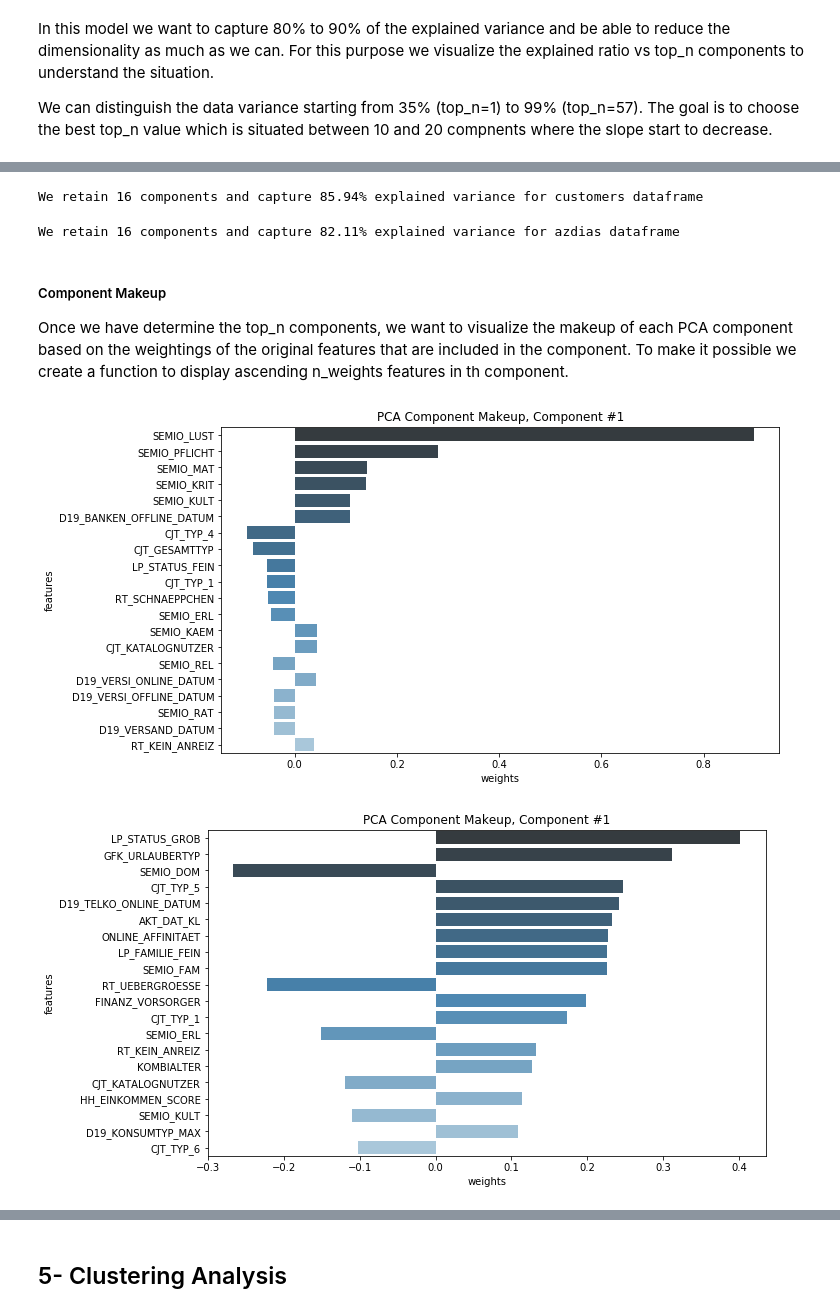
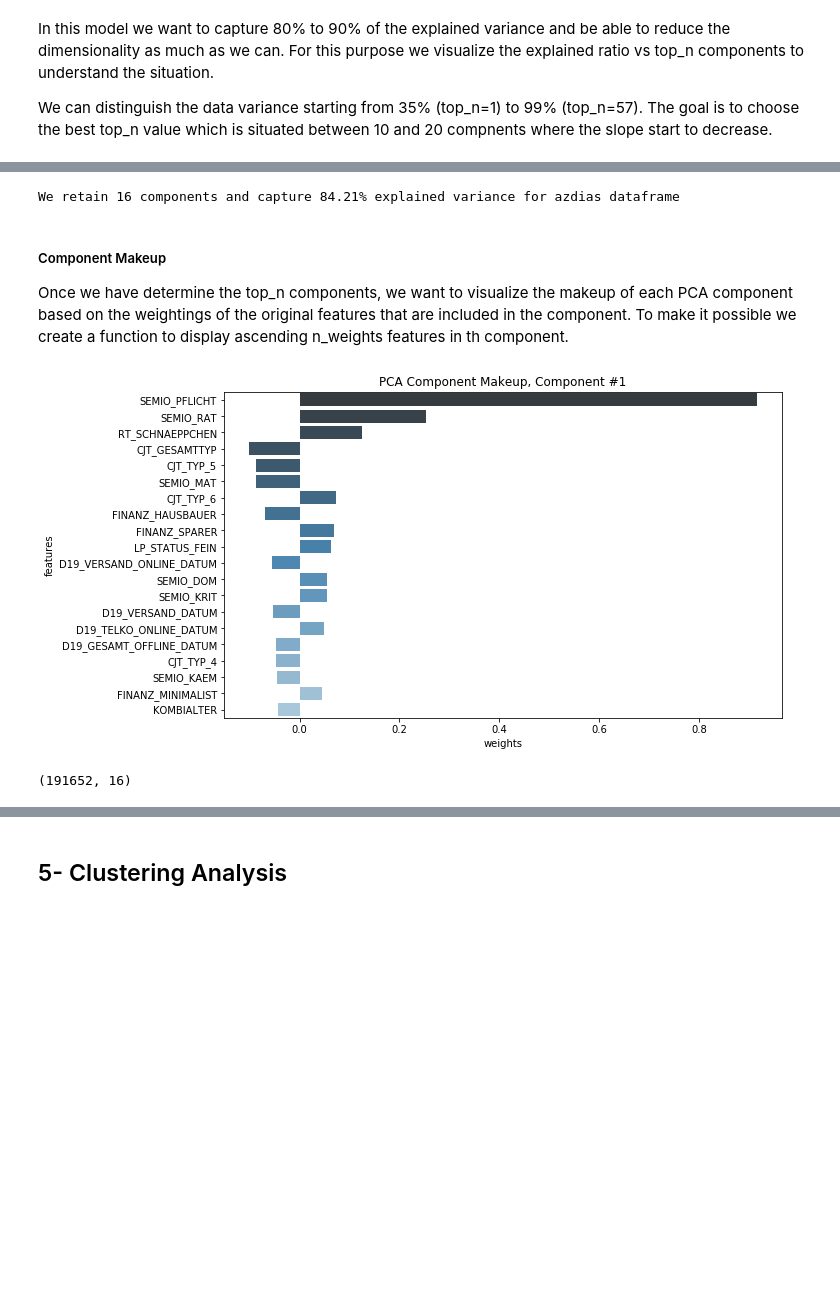
Before and after one commit to keyvantaj/Capstone_Project, a Jupyter notebook: Arvato Project Workbook.ipynb, the cells around one changed output, grey strips where cells are left out. Saved outputs shown, nothing was run; the diff lists cells and outputs as text; code cells hidden in the pictures; blank space fills up the shorter version.

```diff
--- a/Arvato Project Workbook.ipynb
+++ b/Arvato Project Workbook.ipynb
@@ -444,7 +437,7 @@ As we have noticed during the data exploration many of dataset columns contain m
 # %%
 total = clean_customers.isna().sum().sort_values(ascending=False)
 percent = (clean_customers.isna().sum()/clean_customers.isna().count()).sort_values(ascending=False)
-nan_data = pd.concat([total, percent], axis=1, keys=['Total', 'Percent'])
+nan_data_customers = pd.concat([total, percent], axis=1, keys=['Total', 'Percent'])
 
 f, ax = plt.subplots(figsize=(20, 10))
 
@@ -452,12 +445,12 @@ for tick in ax.xaxis.get_major_ticks():
     tick.label.set_fontsize(5)
 
     plt.xticks(rotation='90')
-sns.barplot(x=nan_data.index, y=nan_data['Percent'])
+sns.barplot(x=nan_data_customers.index, y=nan_data_customers['Percent'])
 plt.xlabel('Features', fontsize=15)
 plt.ylabel('Percent of nan values', fontsize=15)
 plt.title('Percent nan data by feature for customers dataset', fontsize=15)
 
-nan_data.head()
+nan_data_customers.head()
 # %% [output]
 |  | Total | Percent |
 | D19_TELKO_ONLINE_QUOTE_12 | 191454 | 0.998967 |
@@ -500,0 +491,5 @@ clean_azdias_dropna = clean_azdias.loc[:, pd.notnull(clean_azdias).sum()>len(cle
+# %%
+features_to_drop = nan_data_customers[nan_data_customers['Percent']>0.20].index
+# %%
+clean_customers_dropna = clean_customers.drop(features_to_drop, axis=1)
+clean_azdias_dropna = clean_azdias.drop(features_to_drop, axis=1)
@@ -894,17 +845,10 @@ plt.show()
-# %%
-# The good top_n for customers dataframe
-top_n=16
-print ('We retain {} components and capture {}% explained variance for customers dataframe'\
-       .format(top_n,(pca_customers.explained_variance_ratio_[:top_n].sum()*100).round(2)))
-# %% [output]
-We retain 16 components and capture 85.94% explained variance for customers dataframe
 # %%
 # The good top_n for azdias dataframe
 top_n=16
 print ('We retain {} components and capture {}% explained variance for azdias dataframe'\
        .format(top_n,(pca_azdias.explained_variance_ratio_[:top_n].sum()*100).round(2)))
 # %% [output]
-We retain 16 components and capture 82.11% explained variance for azdias dataframe
+We retain 16 components and capture 84.21% explained variance for azdias dataframe
 # %% [markdown]
 ##### Component Makeup
 
@@ -946,15 +887,17 @@ v_a = pd.DataFrame(data=comp_azdias)
 # %%
 # Display makeup of first component
 num=1
-display_component(v_c, customers_scaled.columns.values, component_num=num, n_weights=20)
 display_component(v_a, azdias_scaled.columns.values, component_num=num, n_weights=20)
 # %% [output]
-[figure, old version]
+[figure, new version]
-[figure, removed]
 # %%
 columns = ['c_{}'.format(i) for i in range(top_n)]
 reduced_customers = reduced_customers[columns]
 reduced_azdias = reduced_azdias[columns]
+# %%
+reduced_customers.shape
+# %% [output]
+(191652, 16)
 # %%
 reduced_azdias.head()
 # %% [output]
```
Also changed, not shown: parts of 82 cells of this notebook.
